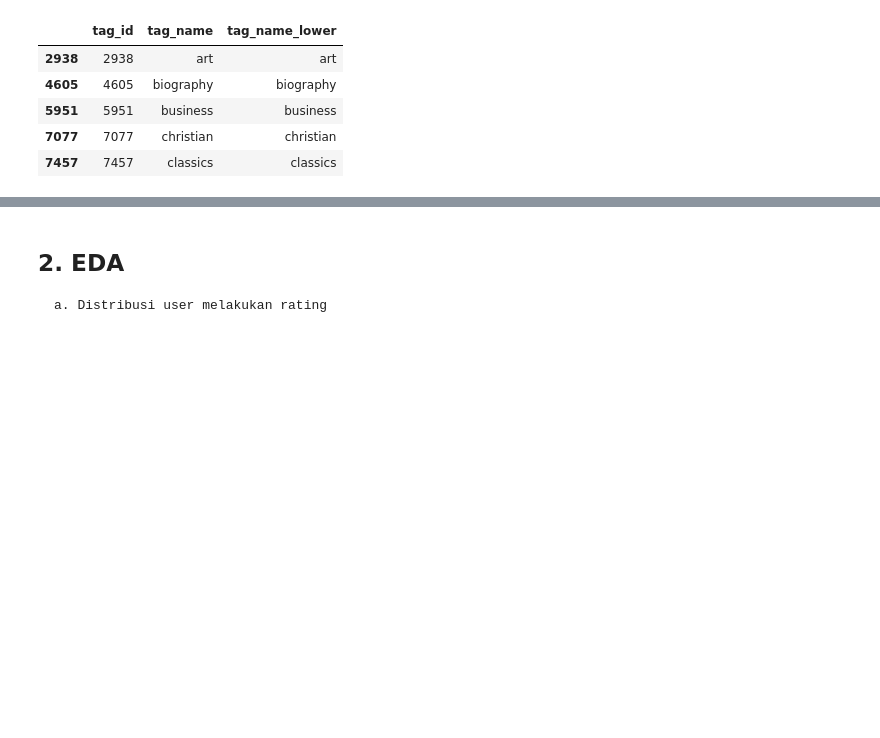
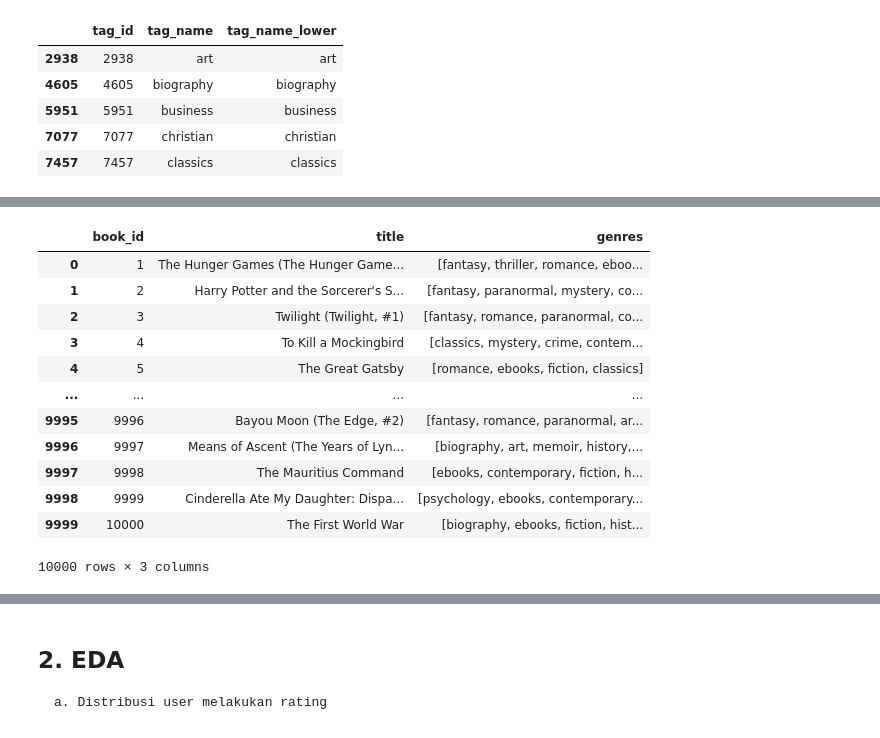
Before and after one commit to danannisar/goodbooks-recsys, a Jupyter notebook: eda-and-train.ipynb, the cells around one changed output, grey strips where cells are left out. Cells and saved outputs as stored; diff of their text form; code cells hidden in the pictures; blank space fills up the shorter version.

```diff
--- a/eda-and-train.ipynb
+++ b/eda-and-train.ipynb
@@ -169,0 +182,18 @@ books_with_genre = book_tags.copy()
+# %%
+# Join with books
+books_with_genres = pd.merge(books, gr_book_genres, how = "left", on = "goodreads_book_id")
+books_with_genres[["book_id", "title", "genres"]]
+# %% [output]
+|  | book_id | title | genres |
+| 0 | 1 | The Hunger Games (The Hunger Game... | [fantasy, thriller, romance, eboo... |
+| 1 | 2 | Harry Potter and the Sorcerer's S... | [fantasy, paranormal, mystery, co... |
+| 2 | 3 | Twilight (Twilight, #1) | [fantasy, romance, paranormal, co... |
+| 3 | 4 | To Kill a Mockingbird | [classics, mystery, crime, contem... |
+| 4 | 5 | The Great Gatsby | [romance, ebooks, fiction, classics] |
+| ... | ... | ... | ... |
+| 9995 | 9996 | Bayou Moon (The Edge, #2) | [fantasy, romance, paranormal, ar... |
+| 9996 | 9997 | Means of Ascent (The Years of Lyn... | [biography, art, memoir, history,... |
+| 9997 | 9998 | The Mauritius Command | [ebooks, contemporary, fiction, h... |
+| 9998 | 9999 | Cinderella Ate My Daughter: Dispa... | [psychology, ebooks, contemporary... |
+| 9999 | 10000 | The First World War | [biography, ebooks, fiction, hist... |
+10000 rows × 3 columns
```
Also changed, not shown: parts of 6 cells of this notebook.
